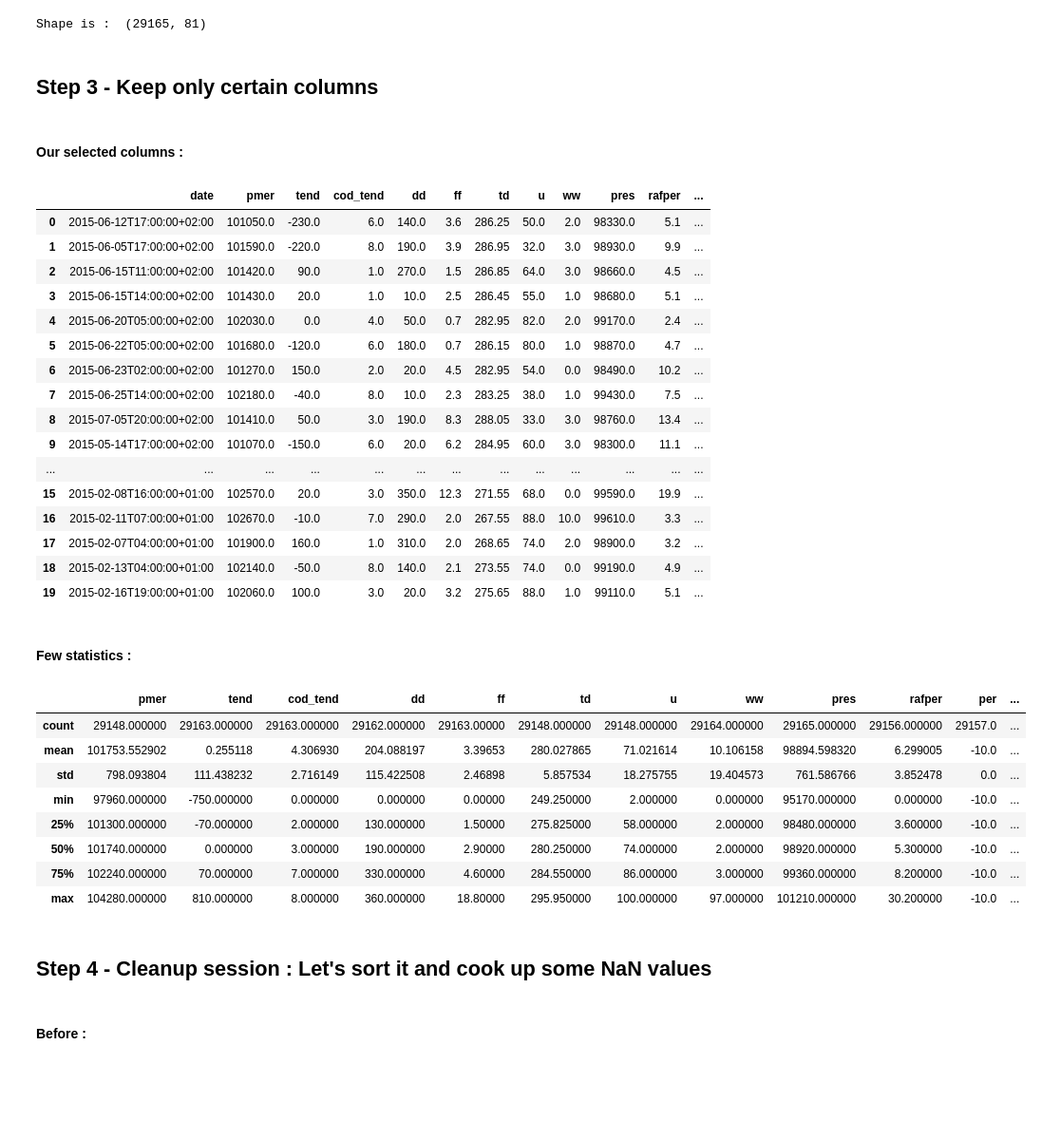
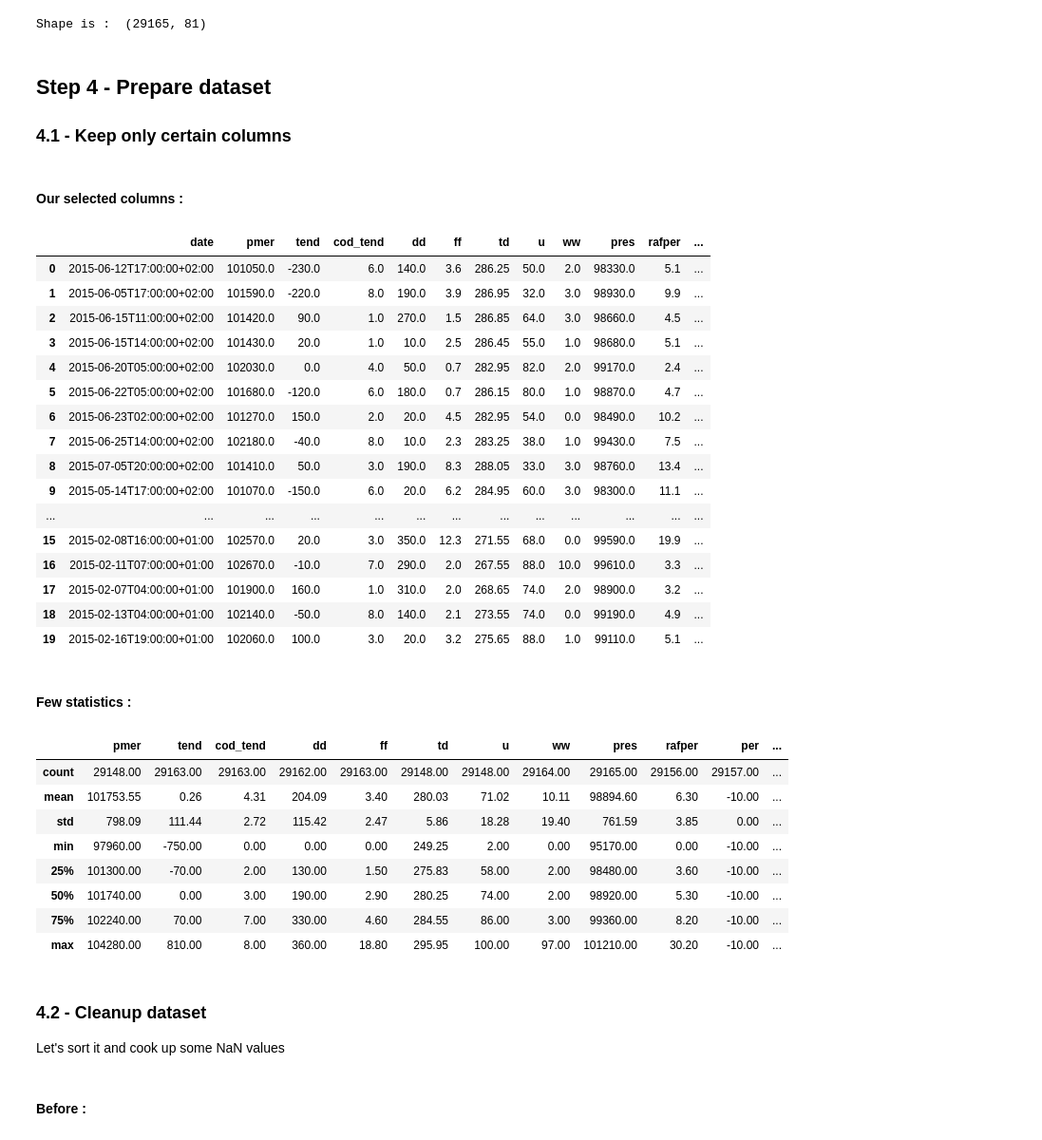
Before and after one commit to Jean-Christ1/Deep-Learning-with-Keras-and-Tensorflow, a Jupyter notebook: SYNOP/01-Preparation-of-data.ipynb, the cells around one changed output. Shown at 95% size. Drawn from its saved outputs; the diff is of its cells as text; code cells hidden in the pictures; blank space fills up the shorter version.

```diff
--- a/SYNOP/01-Preparation-of-data.ipynb
+++ b/SYNOP/01-Preparation-of-data.ipynb
@@ -124,7 +154,8 @@ print('Shape is : ', df.shape)
 | 80 | code_reg | region (code) | 0 |
 Shape is :  (29165, 81)
 # %% [markdown]
-## Step 3 - Keep only certain columns
+## Step 4 - Prepare dataset
+### 4.1 - Keep only certain columns
 # %%
 columns_used=['date','pmer','tend','cod_tend','dd','ff','td','u','ww','pres','rafper','per','rr1','rr3','tc']
 
@@ -137,44 +168,45 @@ df.drop( to_drop, axis=1, inplace=True)
 
 pwk.subtitle('Our selected columns :')
 display(df.head(20))
 
 pwk.subtitle('Few statistics :')
-display(df.describe())
+display(df.describe().style.format('{:.2f}'))
 
 # ---- 'per' column is constant, we can drop it
 
 df.drop(['per'],axis=1,inplace=True)
 # %% [output]
 <br>**Our selected columns :**
 |  | date | pmer | tend | cod_tend | dd | ff | td | u | ww | pres | rafper | ... |
 | 0 | 2015-06-12T17:00:00+02:00 | 101050.0 | -230.0 | 6.0 | 140.0 | 3.6 | 286.25 | 50.0 | 2.0 | 98330.0 | 5.1 | ... |
 | 1 | 2015-06-05T17:00:00+02:00 | 101590.0 | -220.0 | 8.0 | 190.0 | 3.9 | 286.95 | 32.0 | 3.0 | 98930.0 | 9.9 | ... |
 | 2 | 2015-06-15T11:00:00+02:00 | 101420.0 | 90.0 | 1.0 | 270.0 | 1.5 | 286.85 | 64.0 | 3.0 | 98660.0 | 4.5 | ... |
 | 3 | 2015-06-15T14:00:00+02:00 | 101430.0 | 20.0 | 1.0 | 10.0 | 2.5 | 286.45 | 55.0 | 1.0 | 98680.0 | 5.1 | ... |
 | 4 | 2015-06-20T05:00:00+02:00 | 102030.0 | 0.0 | 4.0 | 50.0 | 0.7 | 282.95 | 82.0 | 2.0 | 99170.0 | 2.4 | ... |
 | 5 | 2015-06-22T05:00:00+02:00 | 101680.0 | -120.0 | 6.0 | 180.0 | 0.7 | 286.15 | 80.0 | 1.0 | 98870.0 | 4.7 | ... |
 | 6 | 2015-06-23T02:00:00+02:00 | 101270.0 | 150.0 | 2.0 | 20.0 | 4.5 | 282.95 | 54.0 | 0.0 | 98490.0 | 10.2 | ... |
 | 7 | 2015-06-25T14:00:00+02:00 | 102180.0 | -40.0 | 8.0 | 10.0 | 2.3 | 283.25 | 38.0 | 1.0 | 99430.0 | 7.5 | ... |
 | 8 | 2015-07-05T20:00:00+02:00 | 101410.0 | 50.0 | 3.0 | 190.0 | 8.3 | 288.05 | 33.0 | 3.0 | 98760.0 | 13.4 | ... |
 | 9 | 2015-05-14T17:00:00+02:00 | 101070.0 | -150.0 | 6.0 | 20.0 | 6.2 | 284.95 | 60.0 | 3.0 | 98300.0 | 11.1 | ... |
 | ... | ... | ... | ... | ... | ... | ... | ... | ... | ... | ... | ... | ... |
 | 15 | 2015-02-08T16:00:00+01:00 | 102570.0 | 20.0 | 3.0 | 350.0 | 12.3 | 271.55 | 68.0 | 0.0 | 99590.0 | 19.9 | ... |
 | 16 | 2015-02-11T07:00:00+01:00 | 102670.0 | -10.0 | 7.0 | 290.0 | 2.0 | 267.55 | 88.0 | 10.0 | 99610.0 | 3.3 | ... |
 | 17 | 2015-02-07T04:00:00+01:00 | 101900.0 | 160.0 | 1.0 | 310.0 | 2.0 | 268.65 | 74.0 | 2.0 | 98900.0 | 3.2 | ... |
 | 18 | 2015-02-13T04:00:00+01:00 | 102140.0 | -50.0 | 8.0 | 140.0 | 2.1 | 273.55 | 74.0 | 0.0 | 99190.0 | 4.9 | ... |
 | 19 | 2015-02-16T19:00:00+01:00 | 102060.0 | 100.0 | 3.0 | 20.0 | 3.2 | 275.65 | 88.0 | 1.0 | 99110.0 | 5.1 | ... |
 <br>**Few statistics :**
 |  | pmer | tend | cod_tend | dd | ff | td | u | ww | pres | rafper | per | ... |
-| count | 29148.000000 | 29163.000000 | 29163.000000 | 29162.000000 | 29163.00000 | 29148.000000 | 29148.000000 | 29164.000000 | 29165.000000 | 29156.000000 | 29157.0 | ... |
-| mean | 101753.552902 | 0.255118 | 4.306930 | 204.088197 | 3.39653 | 280.027865 | 71.021614 | 10.106158 | 98894.598320 | 6.299005 | -10.0 | ... |
-| std | 798.093804 | 111.438232 | 2.716149 | 115.422508 | 2.46898 | 5.857534 | 18.275755 | 19.404573 | 761.586766 | 3.852478 | 0.0 | ... |
-| min | 97960.000000 | -750.000000 | 0.000000 | 0.000000 | 0.00000 | 249.250000 | 2.000000 | 0.000000 | 95170.000000 | 0.000000 | -10.0 | ... |
-| 25% | 101300.000000 | -70.000000 | 2.000000 | 130.000000 | 1.50000 | 275.825000 | 58.000000 | 2.000000 | 98480.000000 | 3.600000 | -10.0 | ... |
-| 50% | 101740.000000 | 0.000000 | 3.000000 | 190.000000 | 2.90000 | 280.250000 | 74.000000 | 2.000000 | 98920.000000 | 5.300000 | -10.0 | ... |
-| 75% | 102240.000000 | 70.000000 | 7.000000 | 330.000000 | 4.60000 | 284.550000 | 86.000000 | 3.000000 | 99360.000000 | 8.200000 | -10.0 | ... |
-| max | 104280.000000 | 810.000000 | 8.000000 | 360.000000 | 18.80000 | 295.950000 | 100.000000 | 97.000000 | 101210.000000 | 30.200000 | -10.0 | ... |
+| count | 29148.00 | 29163.00 | 29163.00 | 29162.00 | 29163.00 | 29148.00 | 29148.00 | 29164.00 | 29165.00 | 29156.00 | 29157.00 | ... |
+| mean | 101753.55 | 0.26 | 4.31 | 204.09 | 3.40 | 280.03 | 71.02 | 10.11 | 98894.60 | 6.30 | -10.00 | ... |
+| std | 798.09 | 111.44 | 2.72 | 115.42 | 2.47 | 5.86 | 18.28 | 19.40 | 761.59 | 3.85 | 0.00 | ... |
+| min | 97960.00 | -750.00 | 0.00 | 0.00 | 0.00 | 249.25 | 2.00 | 0.00 | 95170.00 | 0.00 | -10.00 | ... |
+| 25% | 101300.00 | -70.00 | 2.00 | 130.00 | 1.50 | 275.83 | 58.00 | 2.00 | 98480.00 | 3.60 | -10.00 | ... |
+| 50% | 101740.00 | 0.00 | 3.00 | 190.00 | 2.90 | 280.25 | 74.00 | 2.00 | 98920.00 | 5.30 | -10.00 | ... |
+| 75% | 102240.00 | 70.00 | 7.00 | 330.00 | 4.60 | 284.55 | 86.00 | 3.00 | 99360.00 | 8.20 | -10.00 | ... |
+| max | 104280.00 | 810.00 | 8.00 | 360.00 | 18.80 | 295.95 | 100.00 | 97.00 | 101210.00 | 30.20 | -10.00 | ... |
 # %% [markdown]
-## Step 4 - Cleanup session : Let's sort it and cook up some NaN values
+### 4.2 - Cleanup dataset
+Let's sort it and cook up some NaN values
 # %%
 # ---- First of all, we have to sort on the date
 
```
Also changed, not shown: parts of 16 cells of this notebook, 1 other file.
